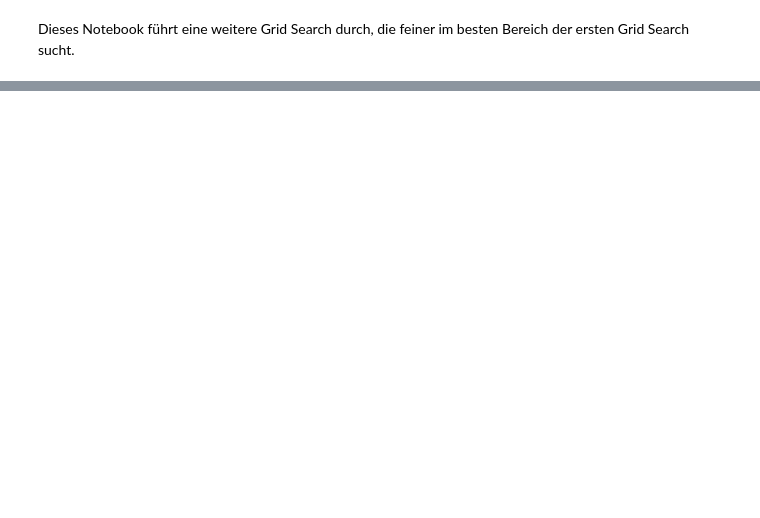
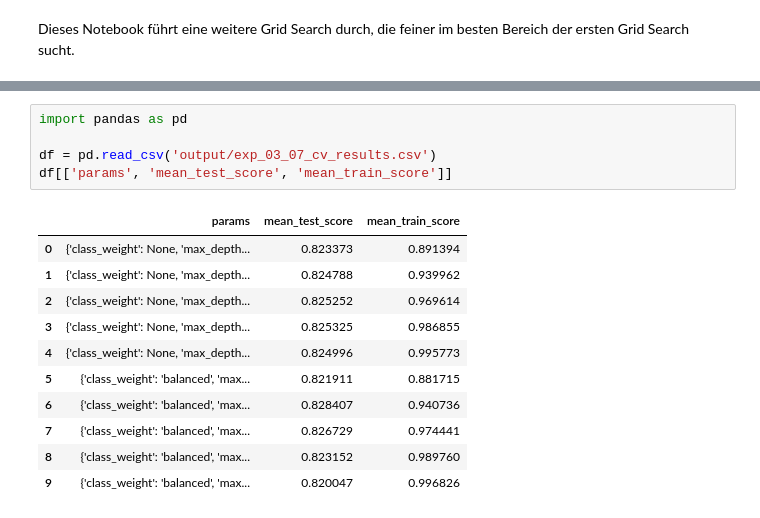
Before and after one commit to stuckkk/artifact-detection-seminar, a Jupyter notebook: experiments/03 - Training/exp_03_07.ipynb, the cells around one changed output, grey strips where cells are left out. Cells and saved outputs as stored; diff of their text form; blank space fills up the shorter version.

```diff
--- a/experiments/03 - Training/exp_03_07.ipynb
+++ b/experiments/03 - Training/exp_03_07.ipynb
@@ -26,0 +42,17 @@ print(f'Classifiction report validtation set \n\n{classification_report(y_true_v
+# %%
+import pandas as pd
+
+df = pd.read_csv('output/exp_03_07_cv_results.csv')
+df[['params', 'mean_test_score', 'mean_train_score']]
+# %% [output]
+|  | params | mean_test_score | mean_train_score |
+| 0 | {'class_weight': None, 'max_depth... | 0.823373 | 0.891394 |
+| 1 | {'class_weight': None, 'max_depth... | 0.824788 | 0.939962 |
+| 2 | {'class_weight': None, 'max_depth... | 0.825252 | 0.969614 |
+| 3 | {'class_weight': None, 'max_depth... | 0.825325 | 0.986855 |
+| 4 | {'class_weight': None, 'max_depth... | 0.824996 | 0.995773 |
+| 5 | {'class_weight': 'balanced', 'max... | 0.821911 | 0.881715 |
+| 6 | {'class_weight': 'balanced', 'max... | 0.828407 | 0.940736 |
+| 7 | {'class_weight': 'balanced', 'max... | 0.826729 | 0.974441 |
+| 8 | {'class_weight': 'balanced', 'max... | 0.823152 | 0.989760 |
+| 9 | {'class_weight': 'balanced', 'max... | 0.820047 | 0.996826 |
```
Also changed, not shown: parts of 6 cells of this notebook, 6 other files.
